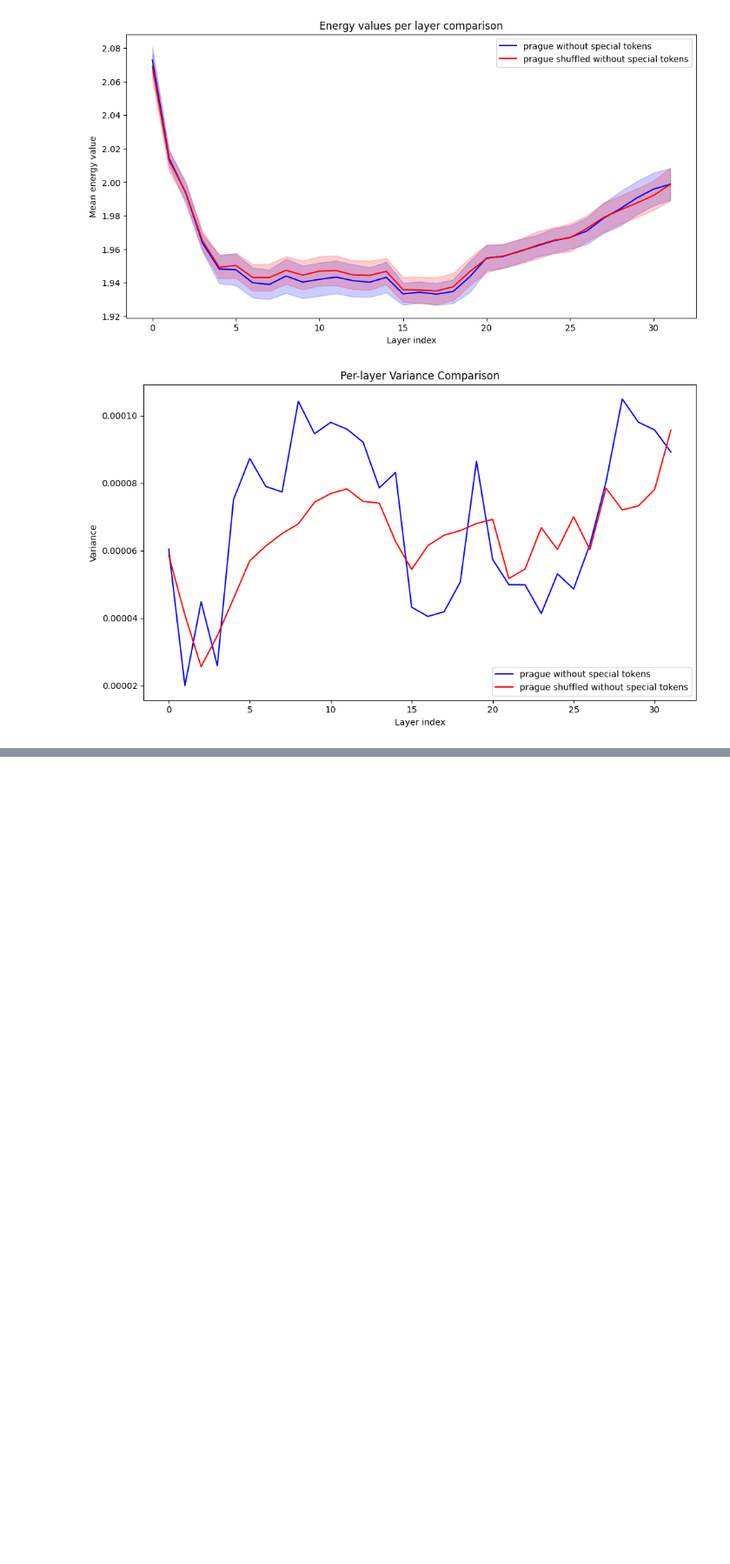
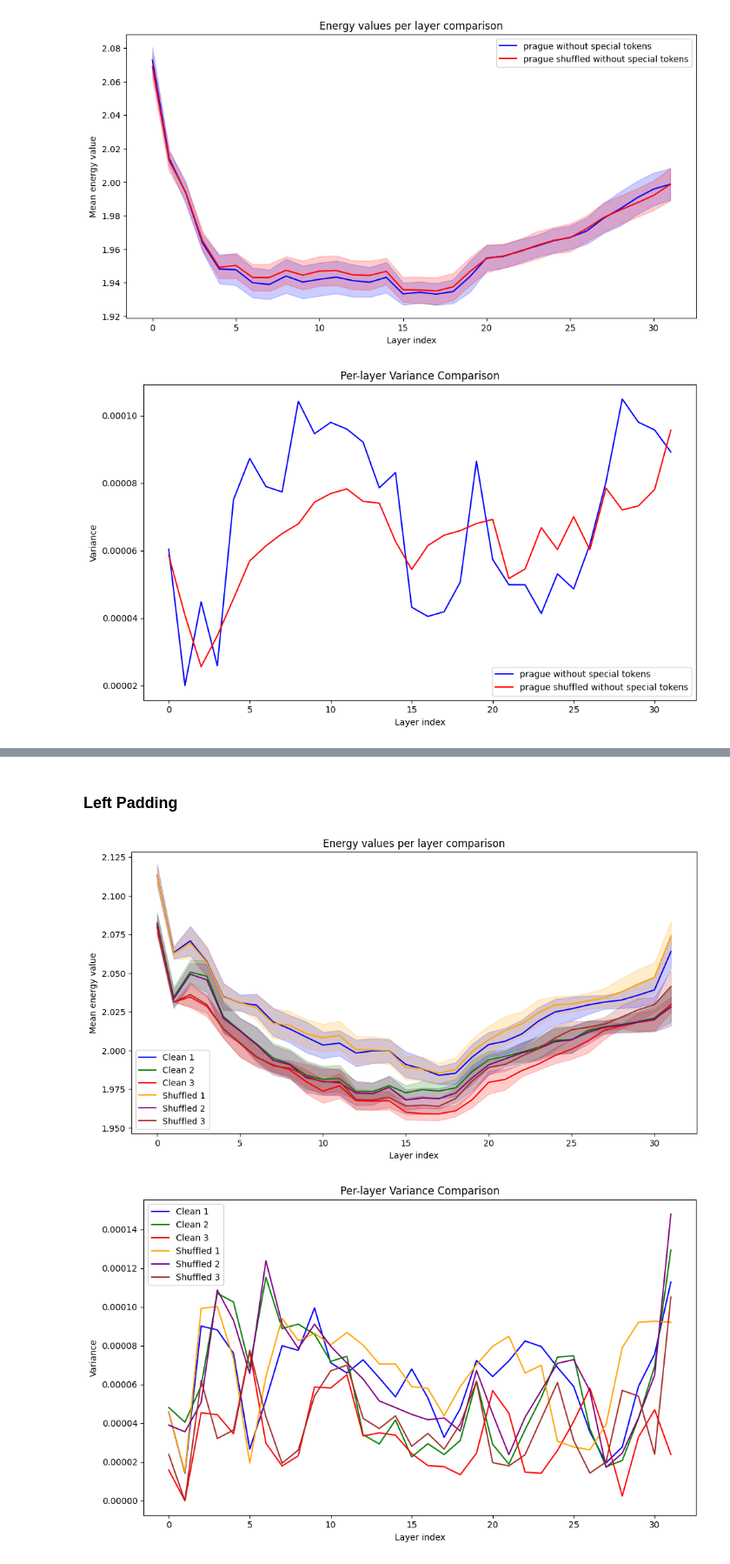
Before and after one commit to joaocnvdias/mech-i-coherence, a Jupyter notebook: vector-fields/development/layer-plot.ipynb, the cells around one changed output, grey strips where cells are left out. Shown at 87% size. Cells and saved outputs as stored; diff of their text form; code cells hidden in the pictures; blank space fills up the shorter version.

Commit message:
refactor: plotting notebook for first batch of paraphrases

```diff
--- a/vector-fields/development/layer-plot.ipynb
+++ b/vector-fields/development/layer-plot.ipynb
@@ -718 +643,3 @@ def tokenize_to_infer(text,tokenizer):
+# %% [markdown]
+### Left Padding
 # %%
@@ -740,51 +662,15 @@ energy_shuffled3 = energy_loop_from_json(tokens_shuffled3, model)
 # %%
-all_lists = [
-    ("Clean 1", energy_clean1, "blue"),
-    ("Clean 2", energy_clean2, "green"),
-    ("Clean 3", energy_clean3, "red"),
-    ("Shuffled 1", energy_shuffled1, "orange"),
-    ("Shuffled 2", energy_shuffled2, "purple"),
-    ("Shuffled 3", energy_shuffled3, "brown")
+first_paraphrases_left = [
+    ("Clean 1 Left", energy_clean1_left, "blue"),
+    ("Clean 2 Left", energy_clean2_left, "green"),
+    ("Clean 3 Left", energy_clean3_left, "red"),
+    ("Shuffled 1 Left", energy_shuffled1_left, "orange"),
+    ("Shuffled 2 Left", energy_shuffled2_left, "purple"),
+    ("Shuffled 3 Left", energy_shuffled3_left, "brown")
 ]
 
-fig, axes = plt.subplots(1, 2, figsize=(18, 6))
-
-#mean ± std
-ax = axes[0]
-for name, energy_list, color in all_lists:
-    data = torch.stack([t.float() for t in energy_list]).numpy()
-    mean_vals = np.mean(data, axis=0)
-    std_vals = np.std(data, axis=0)
-    x = np.arange(data.shape[1])
-
-    ax.plot(x, mean_vals, label=name, color=color)
-    ax.fill_between(x, mean_vals - std_vals, mean_vals + std_vals, color=color, alpha=0.2)
-
-ax.set_xlabel('Layer index')
-ax.set_ylabel('Mean energy value')
-ax.set_title('Mean ± Std per layer')
-ax.legend()
-
-#min-max range
-ax = axes[1]
-cap_width = 0.2
-for name, energy_list, color in all_lists:
-    data = torch.stack([t.float() for t in energy_list]).numpy()
-    min_vals = np.min(data, axis=0)
-    max_vals = np.max(data, axis=0)
-    mean_vals = np.mean(data, axis=0)
-    x = np.arange(data.shape[1])
-
-    for xi, vmin, vmax in zip(x, min_vals, max_vals):
-        ax.plot([xi, xi], [vmin, vmax], color=color, linewidth=2)
-        ax.plot([xi - cap_width, xi + cap_width], [vmin, vmin], color=color, linewidth=2)
-        ax.plot([xi - cap_width, xi + cap_width], [vmax, vmax], color=color, linewidth=2)
-
-    ax.plot(x, mean_vals, color=color, linestyle='--', alpha=0.7)
-
-ax.set_xlabel('Layer index')
-ax.set_ylabel('Energy value')
-ax.set_title('Min-Max per layer')
-
-plt.tight_layout()
-plt.show()
+mean_and_std_by_layer_plots(first_paraphrases_left)
+plot_layer_variance(first_paraphrases_left)
+# %% [output]
+[figure, added]
+[figure, added]
```
Also changed, not shown: parts of 44 cells of this notebook.
